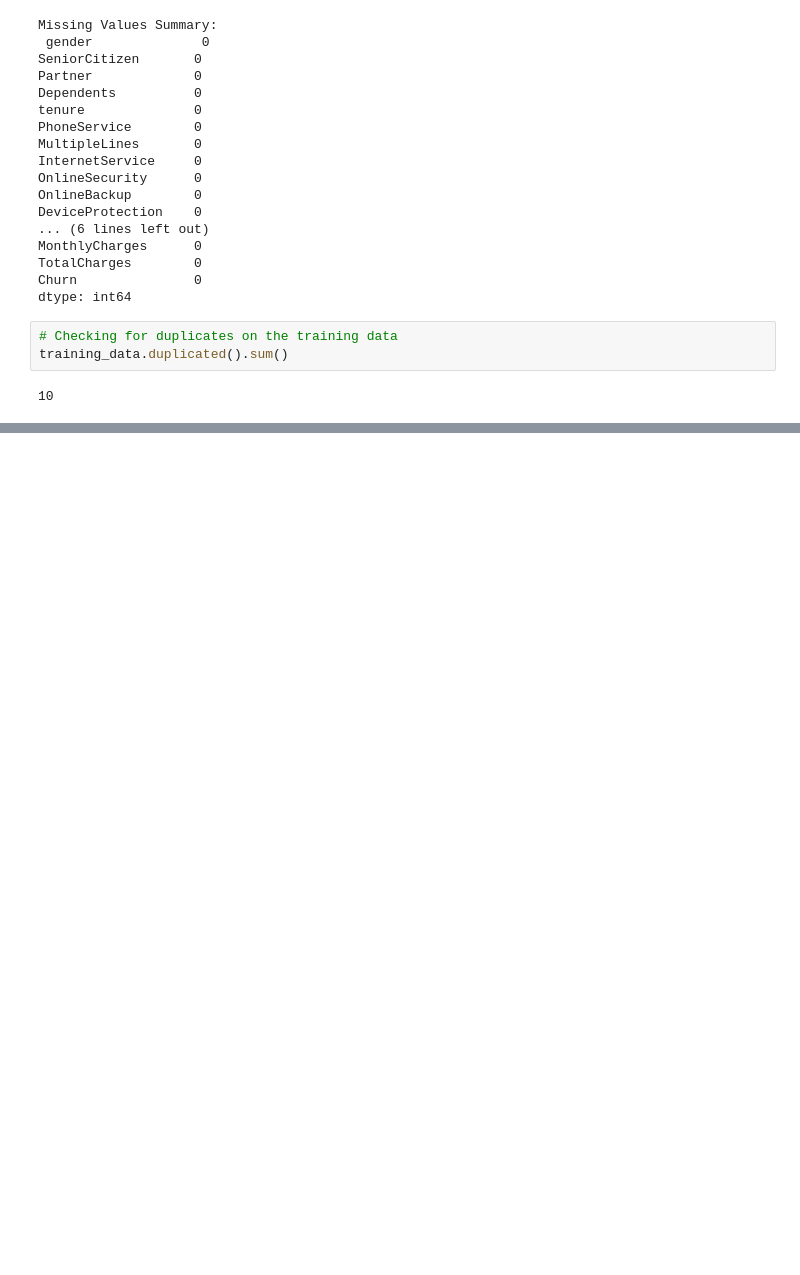
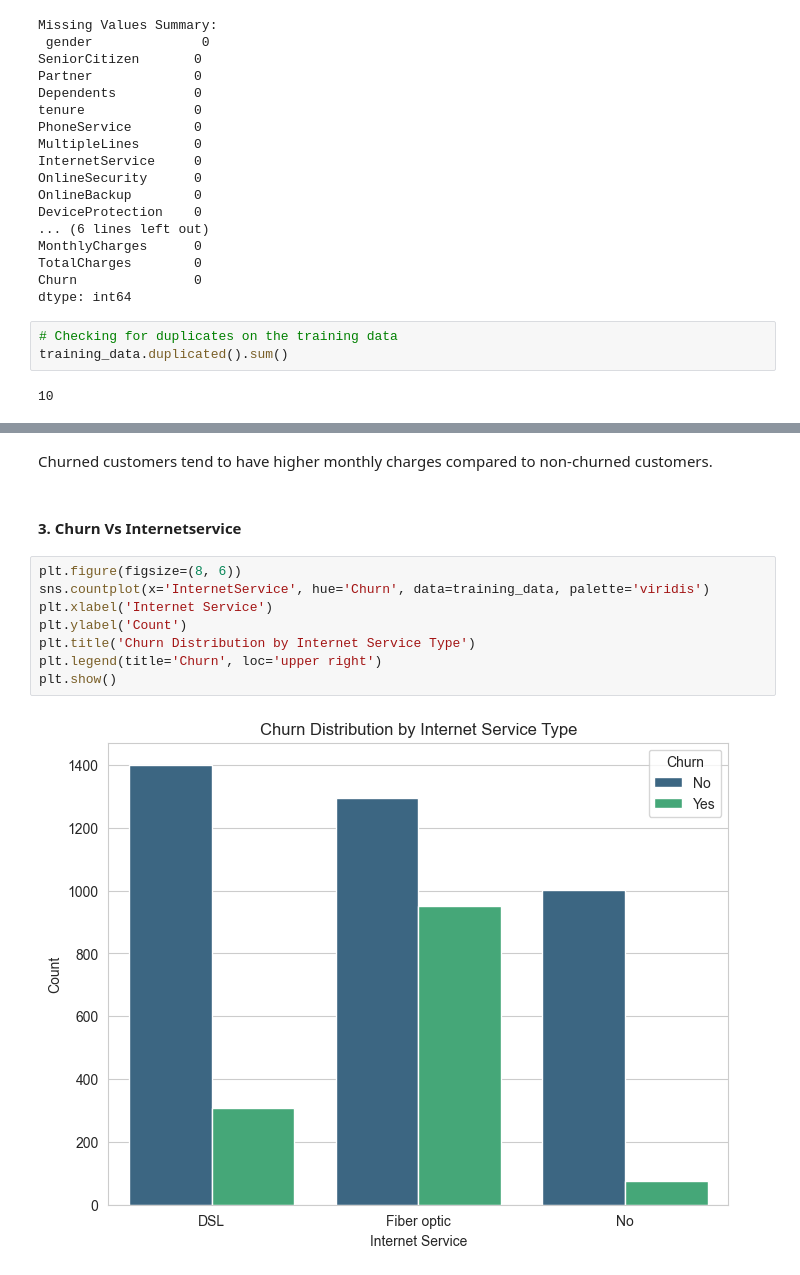
Before and after one commit to GeGe-K/Customer-Churn-Prediction, a Jupyter notebook: churn.ipynb, the cells around one changed output, grey strips where cells are left out. Saved outputs shown, nothing was run; the diff lists cells and outputs as text; blank space fills up the shorter version.

```diff
--- a/churn.ipynb
+++ b/churn.ipynb
@@ -937,0 +878,14 @@ plt.show()
+# %% [markdown]
+Churned customers tend to have higher monthly charges compared to non-churned customers.
+# %% [markdown]
+#### 3. Churn Vs Internetservice
+# %%
+plt.figure(figsize=(8, 6))
+sns.countplot(x='InternetService', hue='Churn', data=training_data, palette='viridis')
+plt.xlabel('Internet Service')
+plt.ylabel('Count')
+plt.title('Churn Distribution by Internet Service Type')
+plt.legend(title='Churn', loc='upper right')
+plt.show()
+# %% [output]
+[figure, added]
```
Also changed, not shown: parts of 31 cells of this notebook, 2 other files.
